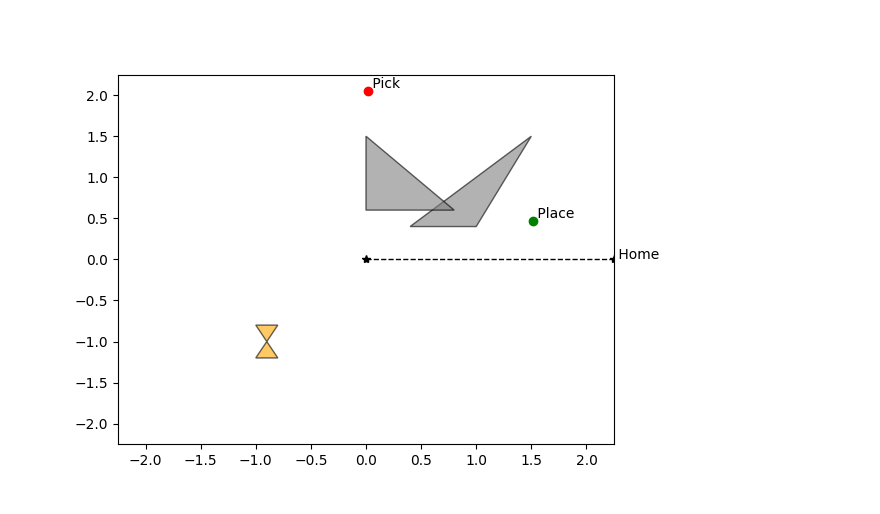
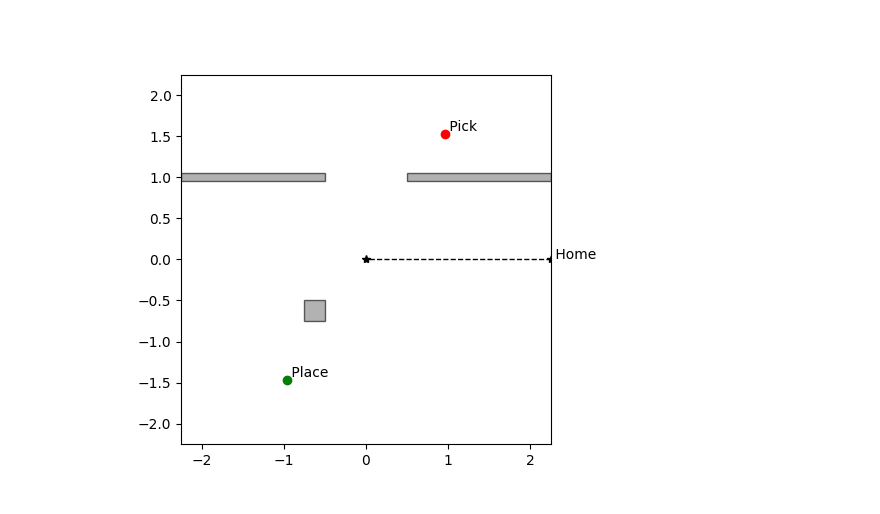
Before and after one commit to mqharris614/ECE-5463, a Jupyter notebook: FinalProject/final_3r_notebook.ipynb, the cells around one changed output. Drawn from its saved outputs; the diff is of its cells as text; code cells hidden in the pictures.

```diff
--- a/FinalProject/final_3r_notebook.ipynb
+++ b/FinalProject/final_3r_notebook.ipynb
@@ -97,9 +76,13 @@ IndexError: list index out of range
 # %%
 def obstacle_intersection(obstacle: list[tuple[float,float]], link: tuple[tuple[float,float],tuple[float,float]]):
+    buffer = 0.1
     polygon = shapely.geometry.Polygon(obstacle)
     line = shapely.geometry.LineString(link)
+    buffered_coords = ((link[0][0]+buffer,link[0][1]-buffer),(link[0][0]-buffer,link[0][1]+buffer),(link[1][0]-buffer,link[1][1]+buffer),(link[1][0]+buffer,link[1][1]-buffer))
+    buffered_line = shapely.geometry.Polygon(buffered_coords)
 
-    return line.intersects(polygon)
+    # return line.intersects(polygon)
+    return buffered_line.intersects(polygon)
 
 def generate_configuration_space(obstacles: list[list[tuple[float,float]]], resolution: int  = RESOLUTION, lengths: list[float] = [L1,L2,L3]):
     """ Calculates the movement soace and obstacle space of the specific configuration
@@ -364,14 +364,33 @@ import matplotlib.animation as animation
 fig , ax = plt.subplots()
 ax.set_xlim(-maxRadius, maxRadius)
 ax.set_ylim(-maxRadius, maxRadius)
+ax.set_aspect('equal')
 
-# --- Add obstacles as filled polygons ---
-tri_patch = Polygon(tri_obstacle, closed=True,
+# # --- Add obstacles as filled polygons ---
+# tri_patch = Polygon(tri_obstacle, closed=True,
+#                     facecolor='gray', edgecolor='black', alpha=0.6)
+# tri_patch2 = Polygon(tri_obstacle2, closed=True,
+#                     facecolor='gray', edgecolor='black', alpha=0.6)
+# quad_patch = Polygon(quad_obstacle, closed=True,
+#                      facecolor='orange', edgecolor='black', alpha=0.6)
+
+# # ax.plot(pick[0], pick[1],  'ro')
+# # ax.plot(place[0], place[1], 'go')
+# # ax.plot(home[0], home[1], 'bo')
+# # ax.text(pick[0], pick[1],  ' Pick',  fontsize=10, va='bottom', ha='left')
+# # ax.text(place[0], place[1], ' Place', fontsize=10, va='bottom', ha='left')
+# # ax.text(home[0], home[1], ' Home', fontsize=10)
+
+# ax.add_patch(tri_patch)
+# ax.add_patch(tri_patch2)
+# ax.add_patch(quad_patch)
+
+wall1_patch = Polygon(wall1, closed=True,
                     facecolor='gray', edgecolor='black', alpha=0.6)
-tri_patch2 = Polygon(tri_obstacle2, closed=True,
+wall2_patch = Polygon(wall2, closed=True,
                     facecolor='gray', edgecolor='black', alpha=0.6)
-quad_patch = Polygon(quad_obstacle, closed=True,
-                     facecolor='orange', edgecolor='black', alpha=0.6)
+obstacle_patch = Polygon(obstacle, closed=True,
+                     facecolor='gray', edgecolor='black', alpha=0.6)
 
 # ax.plot(pick[0], pick[1],  'ro')
 # ax.plot(place[0], place[1], 'go')
@@ -380,9 +399,9 @@ quad_patch = Polygon(quad_obstacle, closed=True,
 # ax.text(place[0], place[1], ' Place', fontsize=10, va='bottom', ha='left')
 # ax.text(home[0], home[1], ' Home', fontsize=10)
 
-ax.add_patch(tri_patch)
-ax.add_patch(tri_patch2)
-ax.add_patch(quad_patch)
+ax.add_patch(wall1_patch)
+ax.add_patch(wall2_patch)
+ax.add_patch(obstacle_patch)
 
 # empty arrays to fill with link positions for animation
 joint1_x = []
@@ -428,32 +447,32 @@ ax.text(home_x, home_y, ' Home', fontsize=10)
 (l3_line,) = ax.plot([], [], lw=3)
 # theta1_text = ax.text(0.0,0.0, '')
 # theta2_text = ax.text(0.0,0.0, '')
 
 
 def update(frame):
     # for each frame, update the data stored on each artist.
     x_base = 0.0
     y_base = 0.0
 
     x_joint1 = joint1_x[frame]
     y_joint1 = joint1_y[frame]
 
     x_joint2 = joint2_x[frame]
     y_joint2 = joint2_y[frame]
 
     x_joint3 = joint3_x[frame]
     y_joint3 = joint3_y[frame]
 
     # update the scatter plot:
     l1_line.set_data([x_base, x_joint1], [y_base, y_joint1])
     l2_line.set_data([x_joint1, x_joint2], [y_joint1, y_joint2])
     l3_line.set_data([x_joint2, x_joint3], [y_joint2, y_joint3])
 
     return l1_line, l2_line, l3_line
 
 # interval in milliseconds, defined by the clock so the animation is in "real-time"
-ani = animation.FuncAnimation(fig=fig, func=update, frames=len(joint1_x)-1, interval=60)
+ani = animation.FuncAnimation(fig=fig, func=update, frames=len(joint1_x)-1, interval=30)
 plt.show()
 ani.save("test_3r.mp4")
 # %% [output]
-[figure, old version]
+[figure, new version]
```
Also changed, not shown: parts of 5 cells of this notebook, 6 other files.
